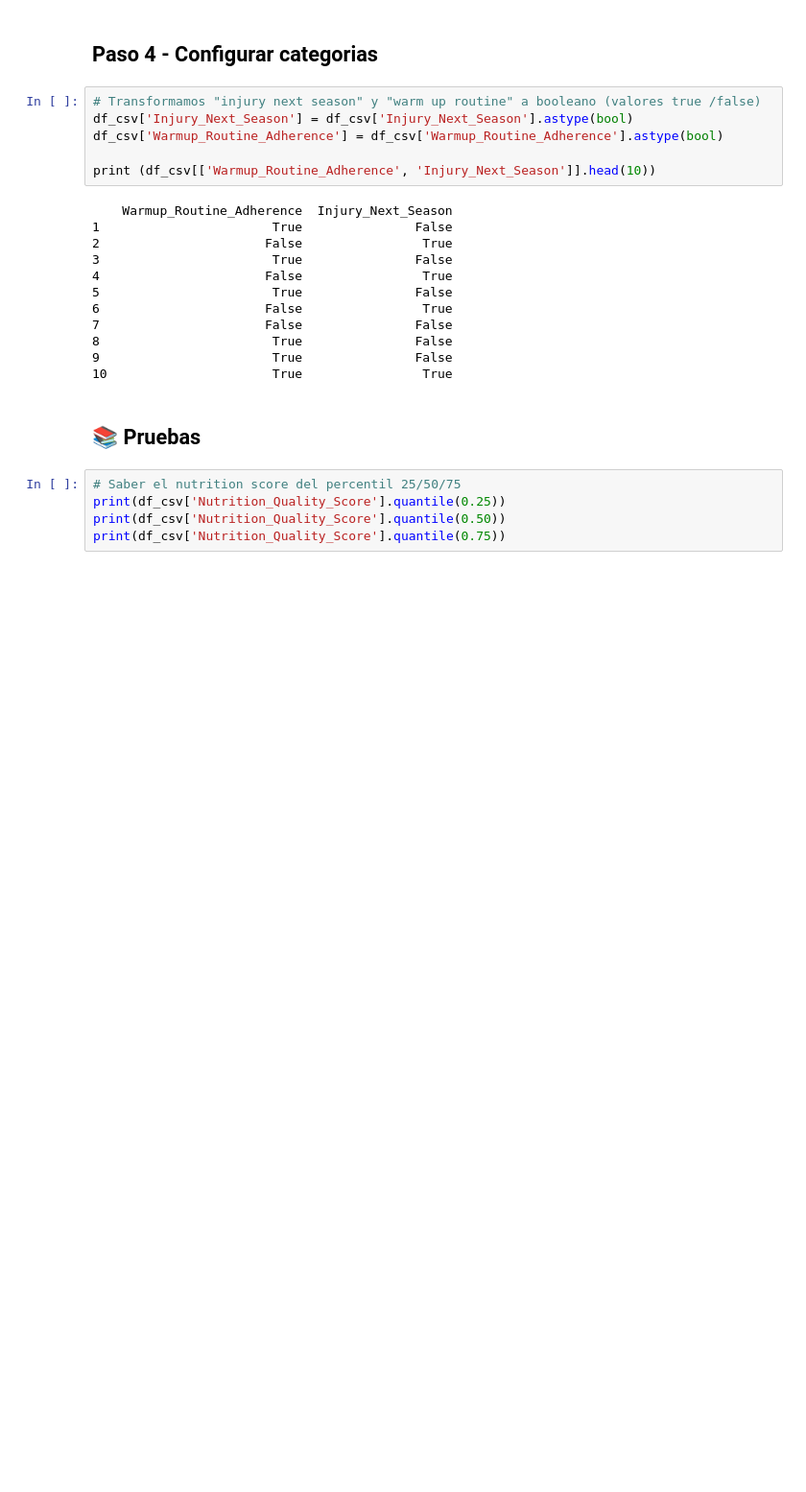
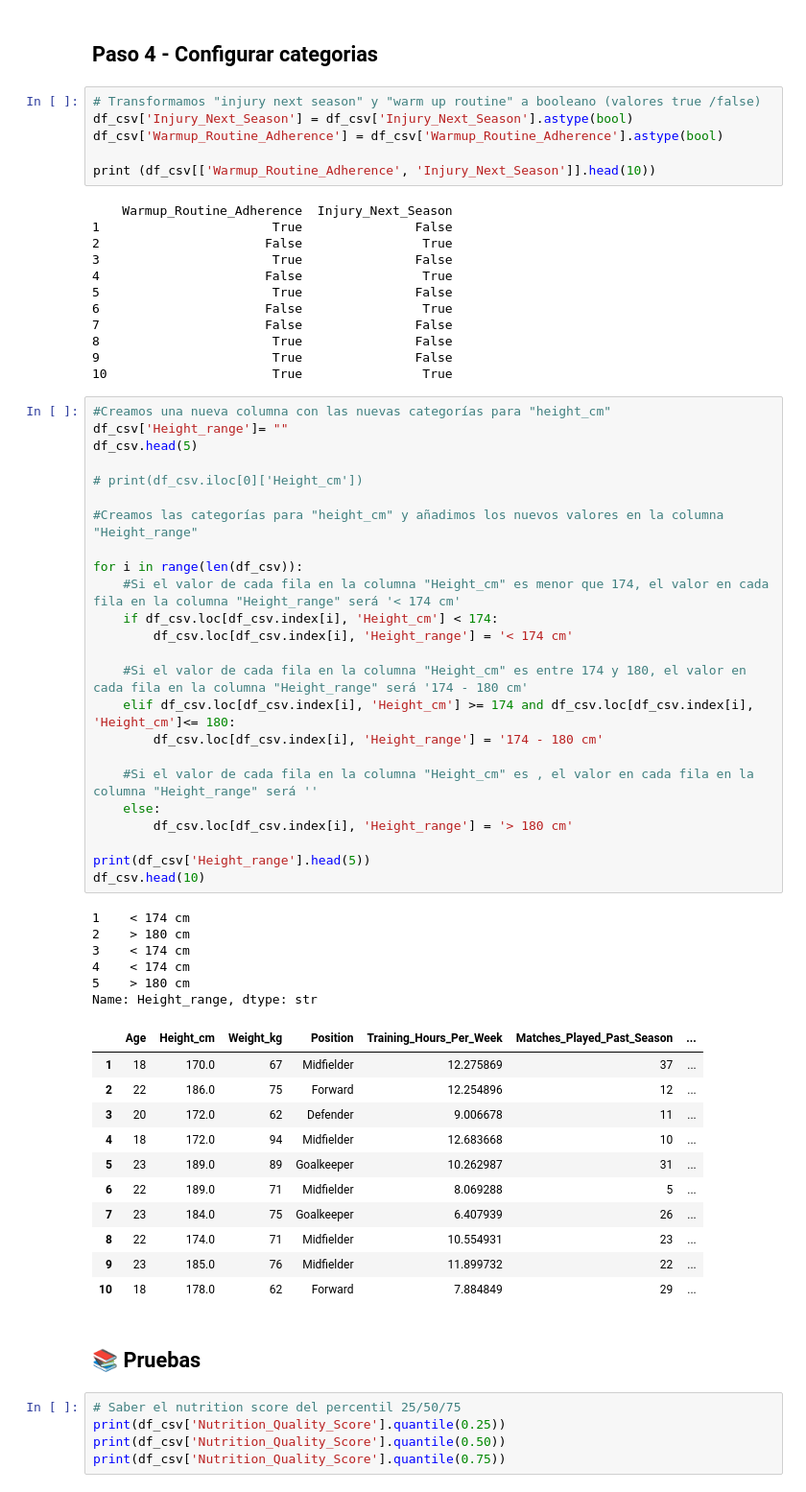
Before and after one commit to lauraargente/Proyecto_University-Football-Injury-Prediction-Dataset, a Jupyter notebook: analisis.ipynb, the cells around one changed output. Shown at 96% size. Drawn from its saved outputs; the diff is of its cells as text; blank space fills up the shorter version.

Commit message:
Height_range column

```diff
--- a/analisis.ipynb
+++ b/analisis.ipynb
@@ -165,6 +165,48 @@ print (df_csv[['Warmup_Routine_Adherence', 'Injury_Next_Season']].head(10))
 8                       True               False
 9                       True               False
 10                      True                True
+# %%
+#Creamos una nueva columna con las nuevas categorías para "height_cm"
+df_csv['Height_range']= ""
+df_csv.head(5)
+
+# print(df_csv.iloc[0]['Height_cm'])
+
+#Creamos las categorías para "height_cm" y añadimos los nuevos valores en la columna "Height_range"
+
+for i in range(len(df_csv)):
+    #Si el valor de cada fila en la columna "Height_cm" es menor que 174, el valor en cada fila en la columna "Height_range" será '< 174 cm'
+    if df_csv.loc[df_csv.index[i], 'Height_cm'] < 174:
+        df_csv.loc[df_csv.index[i], 'Height_range'] = '< 174 cm'
+
+    #Si el valor de cada fila en la columna "Height_cm" es entre 174 y 180, el valor en cada fila en la columna "Height_range" será '174 - 180 cm'
+    elif df_csv.loc[df_csv.index[i], 'Height_cm'] >= 174 and df_csv.loc[df_csv.index[i], 'Height_cm']<= 180:
+        df_csv.loc[df_csv.index[i], 'Height_range'] = '174 - 180 cm'
+
+    #Si el valor de cada fila en la columna "Height_cm" es , el valor en cada fila en la columna "Height_range" será ''
+    else:
+        df_csv.loc[df_csv.index[i], 'Height_range'] = '> 180 cm'
+
+print(df_csv['Height_range'].head(5))
+df_csv.head(10)
+# %% [output]
+1    < 174 cm
+2    > 180 cm
+3    < 174 cm
+4    < 174 cm
+5    > 180 cm
+Name: Height_range, dtype: str
+|  | Age | Height_cm | Weight_kg | Position | Training_Hours_Per_Week | Matches_Played_Past_Season | ... |
+| 1 | 18 | 170.0 | 67 | Midfielder | 12.275869 | 37 | ... |
+| 2 | 22 | 186.0 | 75 | Forward | 12.254896 | 12 | ... |
+| 3 | 20 | 172.0 | 62 | Defender | 9.006678 | 11 | ... |
+| 4 | 18 | 172.0 | 94 | Midfielder | 12.683668 | 10 | ... |
+| 5 | 23 | 189.0 | 89 | Goalkeeper | 10.262987 | 31 | ... |
+| 6 | 22 | 189.0 | 71 | Midfielder | 8.069288 | 5 | ... |
+| 7 | 23 | 184.0 | 75 | Goalkeeper | 6.407939 | 26 | ... |
+| 8 | 22 | 174.0 | 71 | Midfielder | 10.554931 | 23 | ... |
+| 9 | 23 | 185.0 | 76 | Midfielder | 11.899732 | 22 | ... |
+| 10 | 18 | 178.0 | 62 | Forward | 7.884849 | 29 | ... |
 # %% [markdown]
 ## 📚 Pruebas
 # %%
```
Also changed, not shown: parts of 4 cells of this notebook.
